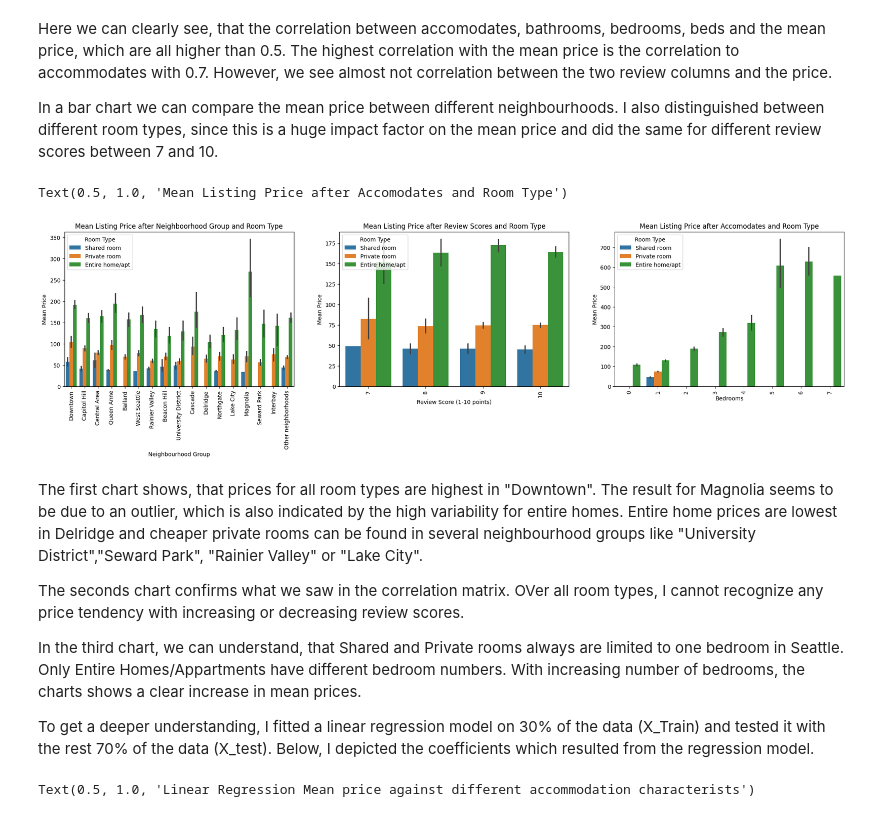
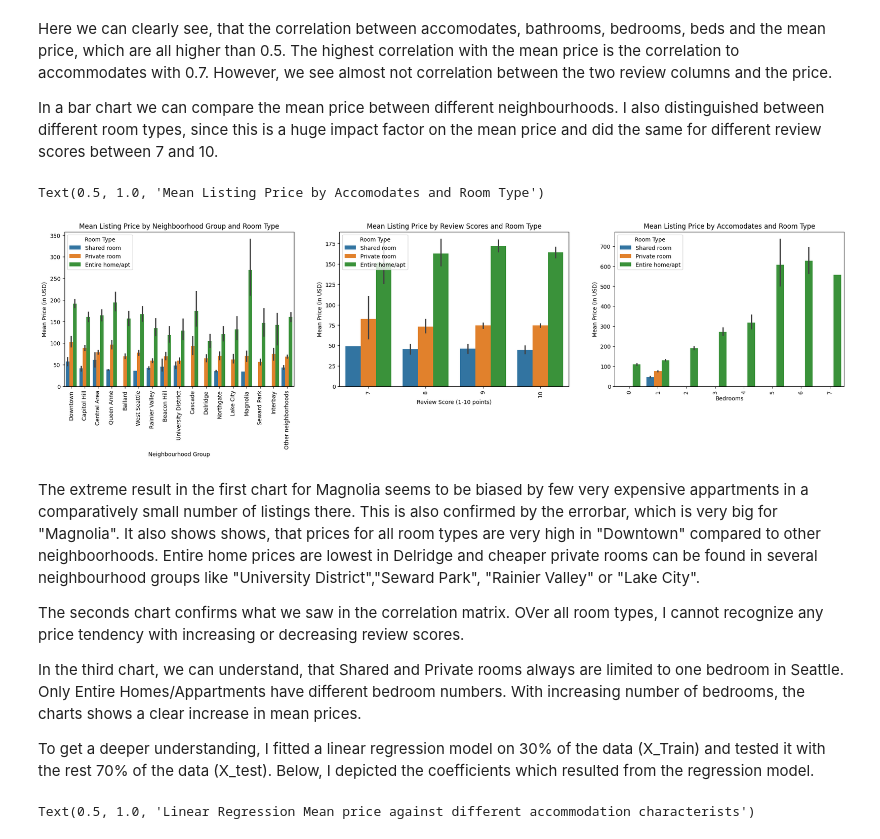
Before and after one commit to carini599/Airbnb_Seattle_Carina_Breu, a Jupyter notebook: airbnb_seattle_notebook.ipynb, the cells around one changed output. Drawn from its saved outputs; the diff is of its cells as text; code cells hidden in the pictures.

```diff
--- a/airbnb_seattle_notebook.ipynb
+++ b/airbnb_seattle_notebook.ipynb
@@ -153,7 +157,7 @@ Furthermore, I add the column room_type to the "df_cal_clean" by joining the lis
 For the price and characteristics analysis, I calculate the mean yearly price in the table "df_mean_price".
 # %%
 # Add room_type to Calendartable
-df_cal_clean=pd.merge(df_cal_clean,df_list_cleaned[['id','room_type']], left_on='listing_id',right_on='id')
+df_cal_clean=pd.merge(df_cal_clean,df_list[['id','room_type']], left_on='listing_id',right_on='id')
 
 # Add mean price to table df_list
 df_mean_price=df_cal_clean[['listing_id','price_USD']].groupby('listing_id').mean('price_USD')
@@ -183,7 +187,8 @@ room_types=list(df_list_cleaned['room_type'].value_counts(ascending=True).index)
 rt_groups=pd.CategoricalDtype(ordered=True, categories=room_types)
 df_list_cleaned['room_type']=df_list_cleaned['room_type'].astype(rt_groups)
 
-# Convert several columns to datatype int
+# Drop rows with NA Values and convert several columns to datatype int
+df_list_cleaned.dropna(inplace=True)
 df_list_cleaned['bedrooms']=df_list_cleaned['bedrooms'].astype('int')
 df_list_cleaned['bathrooms']=df_list_cleaned['bathrooms'].astype('int')
 df_list_cleaned['beds']=df_list_cleaned['beds'].astype('int')
@@ -405,36 +410,36 @@ In a bar chart we can compare the mean price between different neighbourhoods. I
 # %%
 #Neighboorhood Price
 fig=plt.figure(figsize=(25,5))
 plt.subplot(1,3,1)
 sns.barplot(data=df_list_cleaned, x='nhg',y='mean_price', hue='room_type')
 plt.xticks(rotation=90)
 plt.xlabel('Neighbourhood Group')
-plt.ylabel('Mean Price')
+plt.ylabel('Mean Price (in USD)')
 plt.legend(title='Room Type')
-plt.title('Mean Listing Price after Neighboorhood Group and Room Type')
+plt.title('Mean Listing Price by Neighboorhood Group and Room Type')
 
 #Barchart Mean Listing Price after Review Scores and Room Type
 plt.subplot(1,3,2)
 sns.barplot(data=df_list_cleaned[df_list_cleaned['review_scores_value']>6], x='review_scores_value',y='mean_price', hue='room_type')
 plt.xticks(rotation=90)
 plt.xlabel('Review Score (1-10 points)')
-plt.ylabel('Mean Price')
+plt.ylabel('Mean Price (in USD)')
 plt.legend(title='Room Type')
-plt.title('Mean Listing Price after Review Scores and Room Type')
+plt.title('Mean Listing Price by Review Scores and Room Type')
 
 # Barchart Mean Price after Bedrooms
 plt.subplot(1,3,3)
 sns.barplot(data=df_list_cleaned, x='bedrooms',y='mean_price', hue='room_type')
 plt.xticks(rotation=90)
 plt.xlabel('Bedrooms')
-plt.ylabel('Mean Price')
+plt.ylabel('Mean Price (in USD)')
 plt.legend(title='Room Type')
-plt.title('Mean Listing Price after Accomodates and Room Type')
+plt.title('Mean Listing Price by Accomodates and Room Type')
 # %% [output]
-Text(0.5, 1.0, 'Mean Listing Price after Accomodates and Room Type')
+Text(0.5, 1.0, 'Mean Listing Price by Accomodates and Room Type')
-[figure, old version]
+[figure, new version]
 # %% [markdown]
-The first chart shows, that prices for all room types are highest in "Downtown". The result for Magnolia seems to be due to an outlier, which is also indicated by the high variability for entire homes. Entire home prices are lowest in Delridge and cheaper private rooms can be found in several neighbourhood groups like "University District","Seward Park", "Rainier Valley" or "Lake City".
+The extreme result in the first chart for Magnolia seems to be biased by few very expensive appartments in a comparatively small number of listings there. This is also confirmed by the errorbar, which is very big for "Magnolia". It also shows shows, that prices for all room types are very high in "Downtown" compared to other neighboorhoods.  Entire home prices are lowest in Delridge and cheaper private rooms can be found in several neighbourhood groups like "University District","Seward Park", "Rainier Valley" or "Lake City".
 
 The seconds chart confirms what we saw in the correlation matrix. OVer all room types, I cannot recognize any price tendency with increasing or decreasing review scores.
 
```
Also changed, not shown: parts of 13 cells of this notebook, 4 other files.
